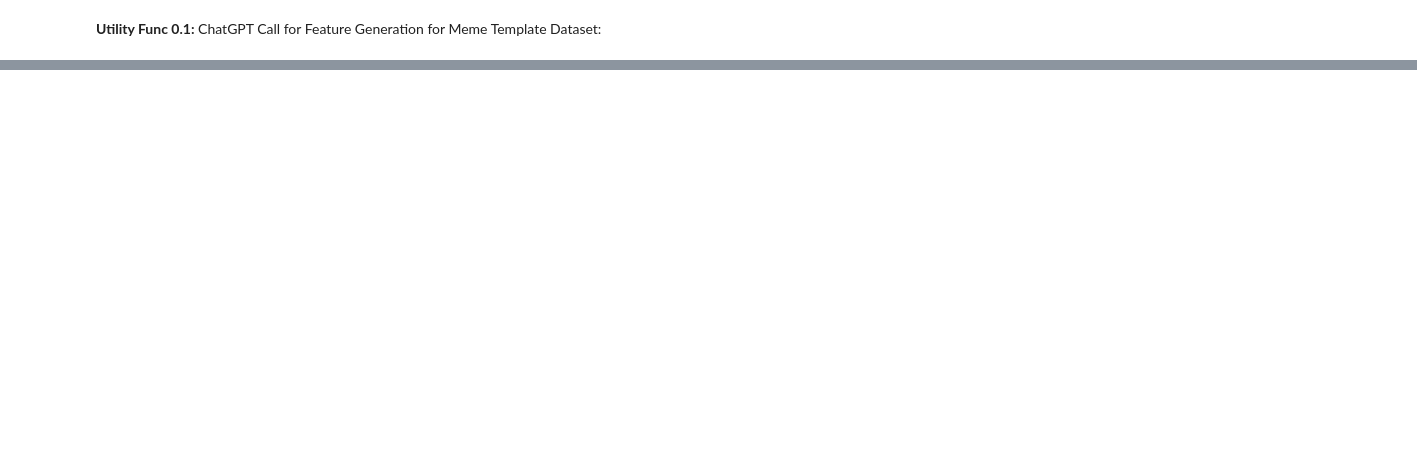
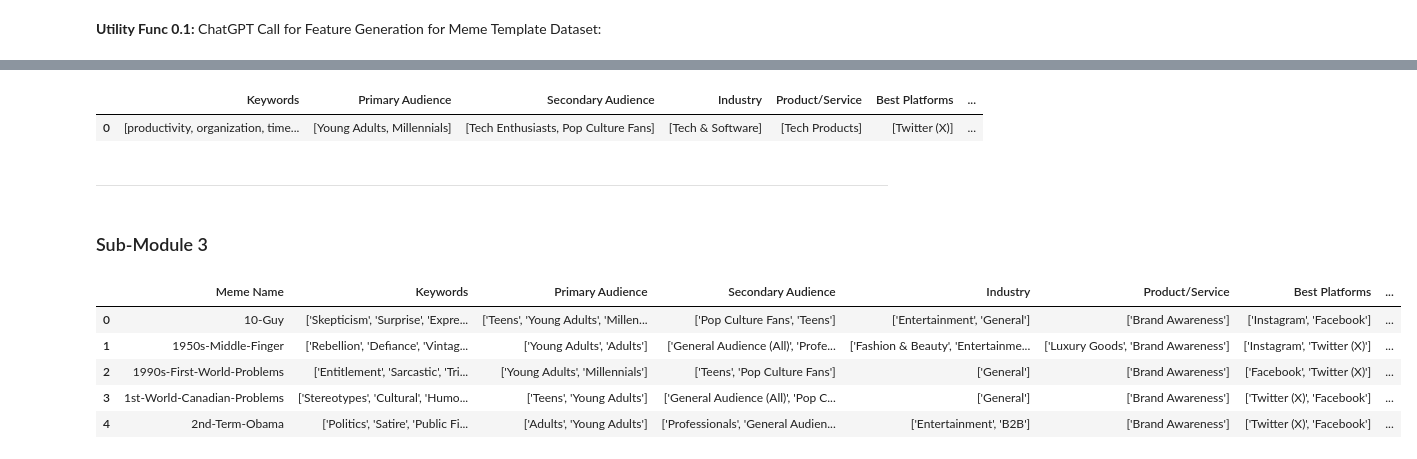
Before and after one commit to ibrahimm7004/hype, a Jupyter notebook: meme-gen.ipynb, the cells around one changed output, grey strips where cells are left out. Cells and saved outputs as stored; diff of their text form; code cells hidden in the pictures; blank space fills up the shorter version.

```diff
--- a/meme-gen.ipynb
+++ b/meme-gen.ipynb
@@ -153,0 +384,9 @@ print(json.dumps(meme_features, indent=4))
+# %%
+user_input_df.head()
+# %% [output]
+|  | Keywords | Primary Audience | Secondary Audience | Industry | Product/Service | Best Platforms | ... |
+| 0 | [productivity, organization, time... | [Young Adults, Millennials] | [Tech Enthusiasts, Pop Culture Fans] | [Tech & Software] | [Tech Products] | [Twitter (X)] | ... |
+# %% [markdown]
+----
+# %% [markdown]
+### Sub-Module 3
@@ -153,0 +395,9 @@ print(json.dumps(meme_features, indent=4))
+# %%
+memes_dataset_loaded.head()
+# %% [output]
+|  | Meme Name | Keywords | Primary Audience | Secondary Audience | Industry | Product/Service | Best Platforms | ... |
+| 0 | 10-Guy | ['Skepticism', 'Surprise', 'Expre... | ['Teens', 'Young Adults', 'Millen... | ['Pop Culture Fans', 'Teens'] | ['Entertainment', 'General'] | ['Brand Awareness'] | ['Instagram', 'Facebook'] | ... |
+| 1 | 1950s-Middle-Finger | ['Rebellion', 'Defiance', 'Vintag... | ['Young Adults', 'Adults'] | ['General Audience (All)', 'Profe... | ['Fashion & Beauty', 'Entertainme... | ['Luxury Goods', 'Brand Awareness'] | ['Instagram', 'Twitter (X)'] | ... |
+| 2 | 1990s-First-World-Problems | ['Entitlement', 'Sarcastic', 'Tri... | ['Young Adults', 'Millennials'] | ['Teens', 'Pop Culture Fans'] | ['General'] | ['Brand Awareness'] | ['Facebook', 'Twitter (X)'] | ... |
+| 3 | 1st-World-Canadian-Problems | ['Stereotypes', 'Cultural', 'Humo... | ['Teens', 'Young Adults'] | ['General Audience (All)', 'Pop C... | ['General'] | ['Brand Awareness'] | ['Twitter (X)', 'Facebook'] | ... |
+| 4 | 2nd-Term-Obama | ['Politics', 'Satire', 'Public Fi... | ['Adults', 'Young Adults'] | ['Professionals', 'General Audien... | ['Entertainment', 'B2B'] | ['Brand Awareness'] | ['Twitter (X)', 'Facebook'] | ... |
```
Also changed, not shown: parts of 56 cells of this notebook.
